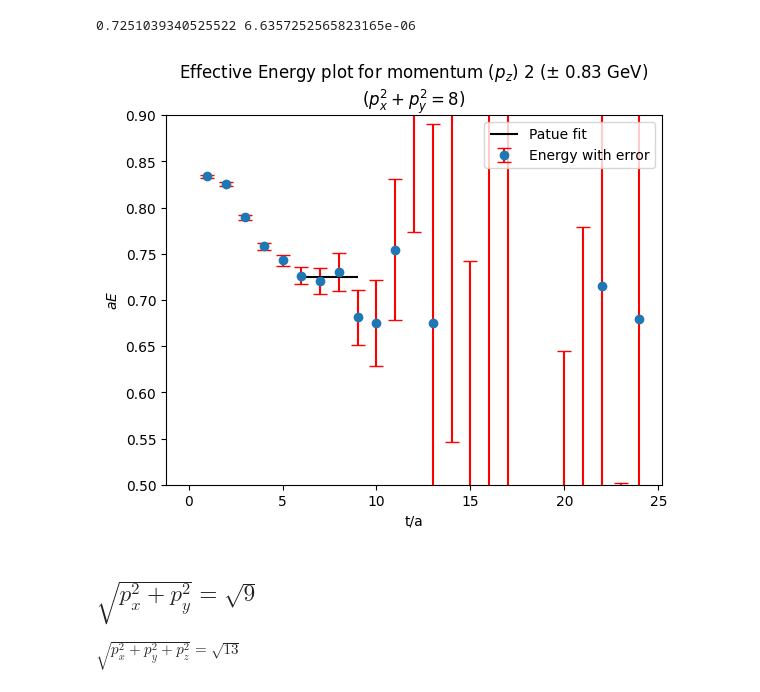
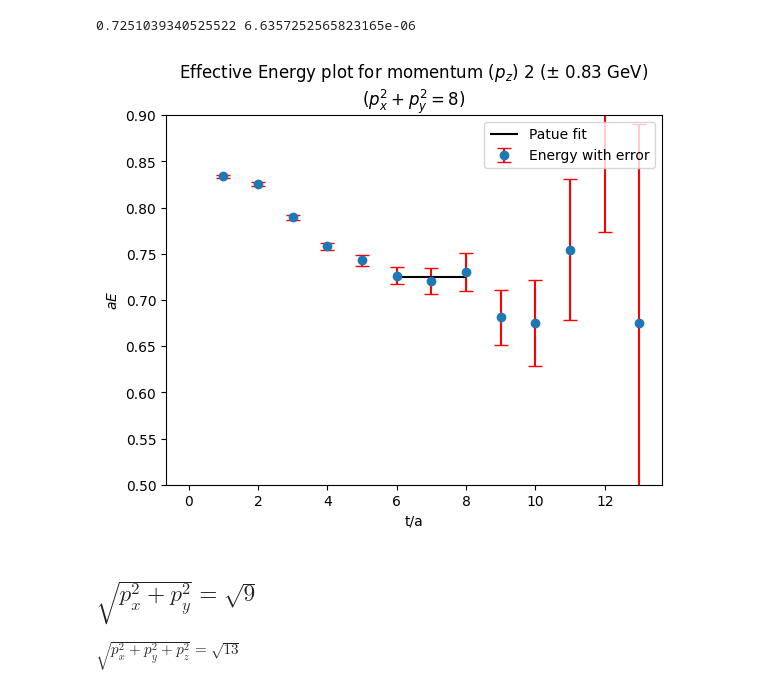
Before and after one commit to Nirban-A/The-energy-spectrum-of-the-kaon-from-Lattice-QCD, a Jupyter notebook: Analysis2.ipynb, the cells around one changed output. Cells and saved outputs as stored; diff of their text form; code cells hidden in the pictures.

```diff
--- a/Analysis2.ipynb
+++ b/Analysis2.ipynb
@@ -779,17 +779,17 @@ print(platue_p2, platue_error_p2)
 # %% [output]
 0.7251039340525522 6.6357252565823165e-06
 # %%
-n=25
+n=14
 plt.title("Effective Energy plot for momentum ($p_z$) 2 (\u00B1 0.83 GeV)\n($p_x^2+p_y^2=8$)")
 plt.errorbar(np.arange(len(Energy_p2[:n])),Energy_p2[:n],yerr=Energy_error_p2[:n],fmt='o', ecolor='r', capsize=5,label="Energy with error")
-plt.hlines(platue_p2,low,high,color='k', label="Patue fit")
+plt.hlines(platue_p2,low,high-1,color='k', label="Patue fit")
 plt.legend(loc="upper right")
 plt.xlabel("t/a")
 plt.ylabel("$aE$")
 plt.ylim(0.5,0.9)
 plt.show()
 # %% [output]
-[figure, old version]
+[figure, new version]
 # %% [markdown]
 ## $\sqrt{p_x^2+p_y^2} = \sqrt{9}$
 $\sqrt{p_x^2+p_y^2+p_z^2} = \sqrt{13}$
```
Also changed, not shown: parts of 16 cells of this notebook.
